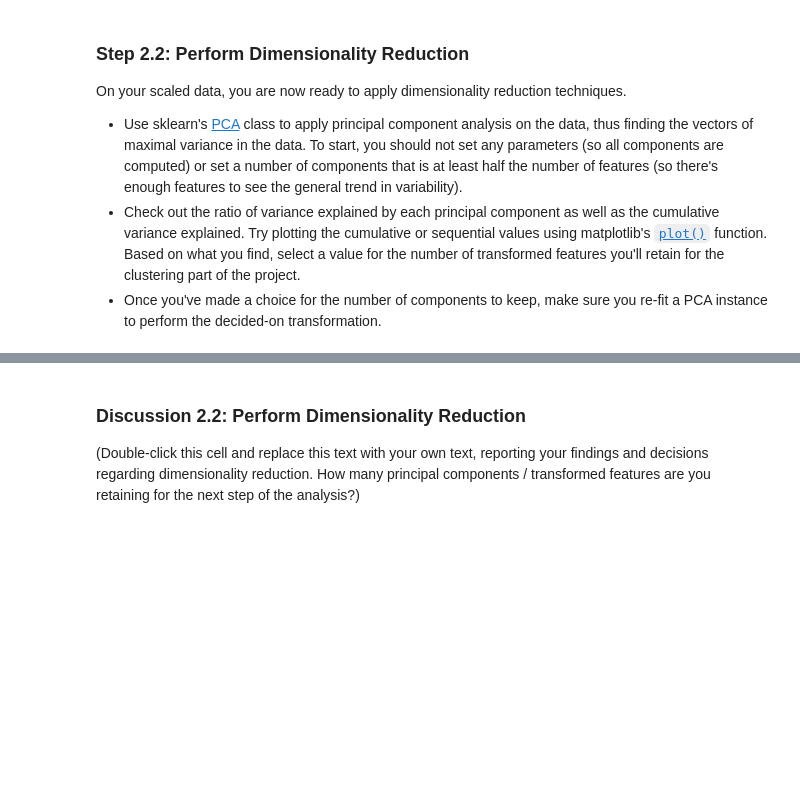
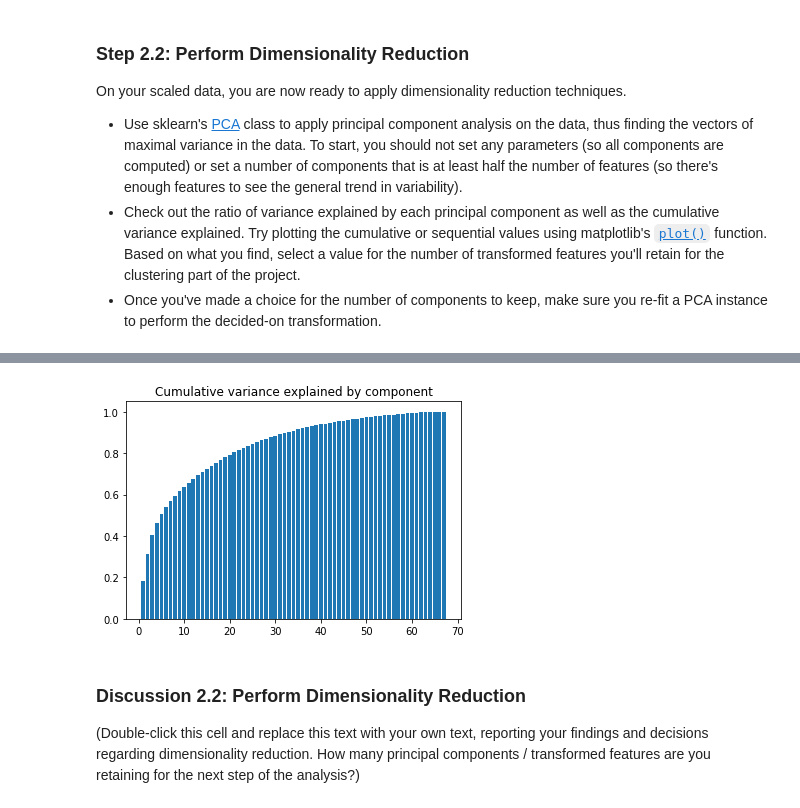
Before and after one commit to joshtice/Udacity_clustering_project, a Jupyter notebook: Identify_Customer_Segments.ipynb, the cells around one changed output, grey strips where cells are left out. Cells and saved outputs as stored; diff of their text form; code cells hidden in the pictures; blank space fills up the shorter version.

```diff
--- a/Identify_Customer_Segments.ipynb
+++ b/Identify_Customer_Segments.ipynb
@@ -634,3 +636,11 @@ plt.show()
+# %%
+y = pd.Series(exploratory_pca.explained_variance_ratio_).cumsum()
+x = np.arange(1, len(y)+1)
+plt.bar(x, y)
+plt.title("Cumulative variance explained by component")
+plt.show()
+# %% [output]
+[figure, added]
 # %%
 # Re-apply PCA to the data while selecting for number of components to retain.
 
```
Also changed, not shown: parts of 8 cells of this notebook.
